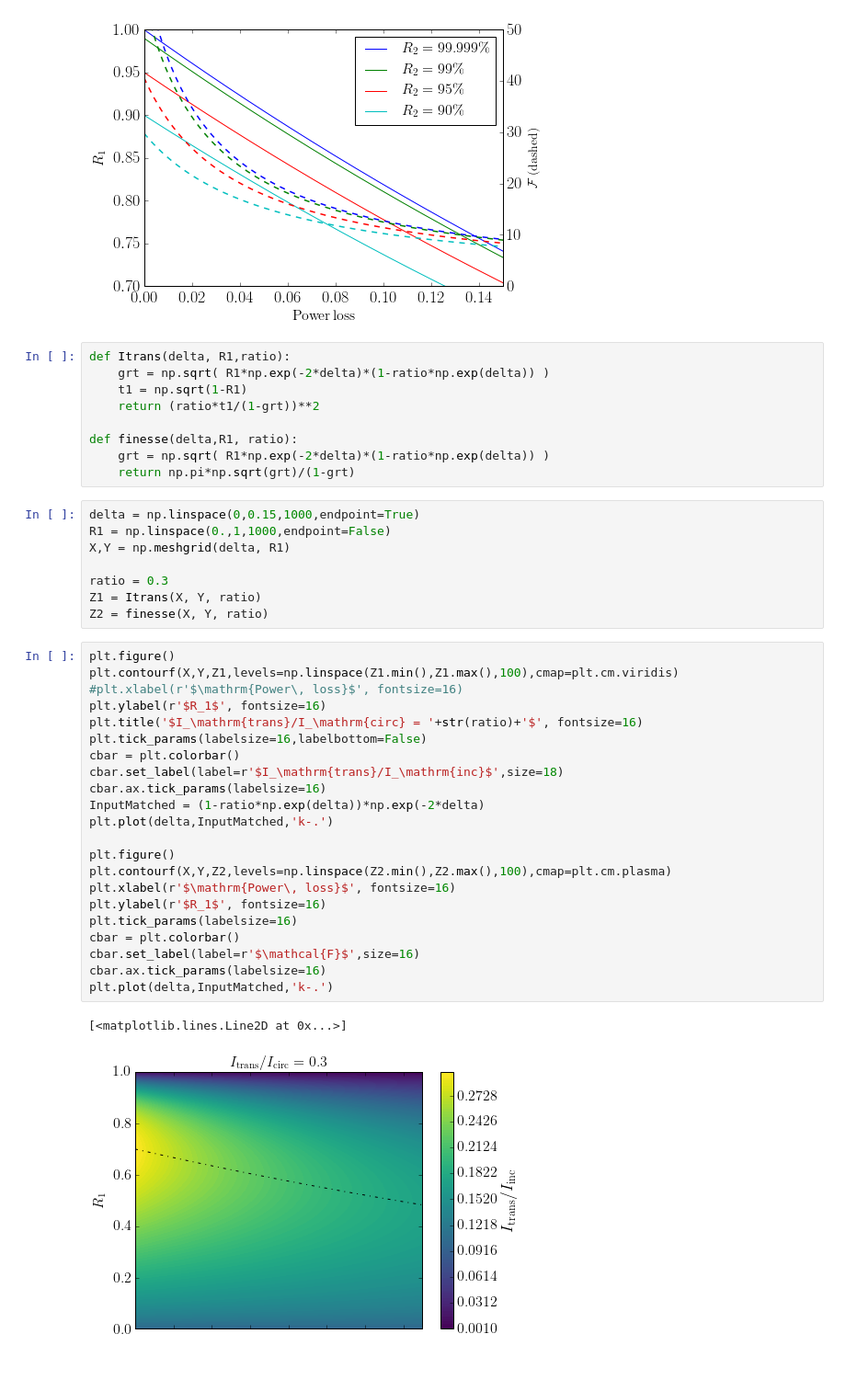
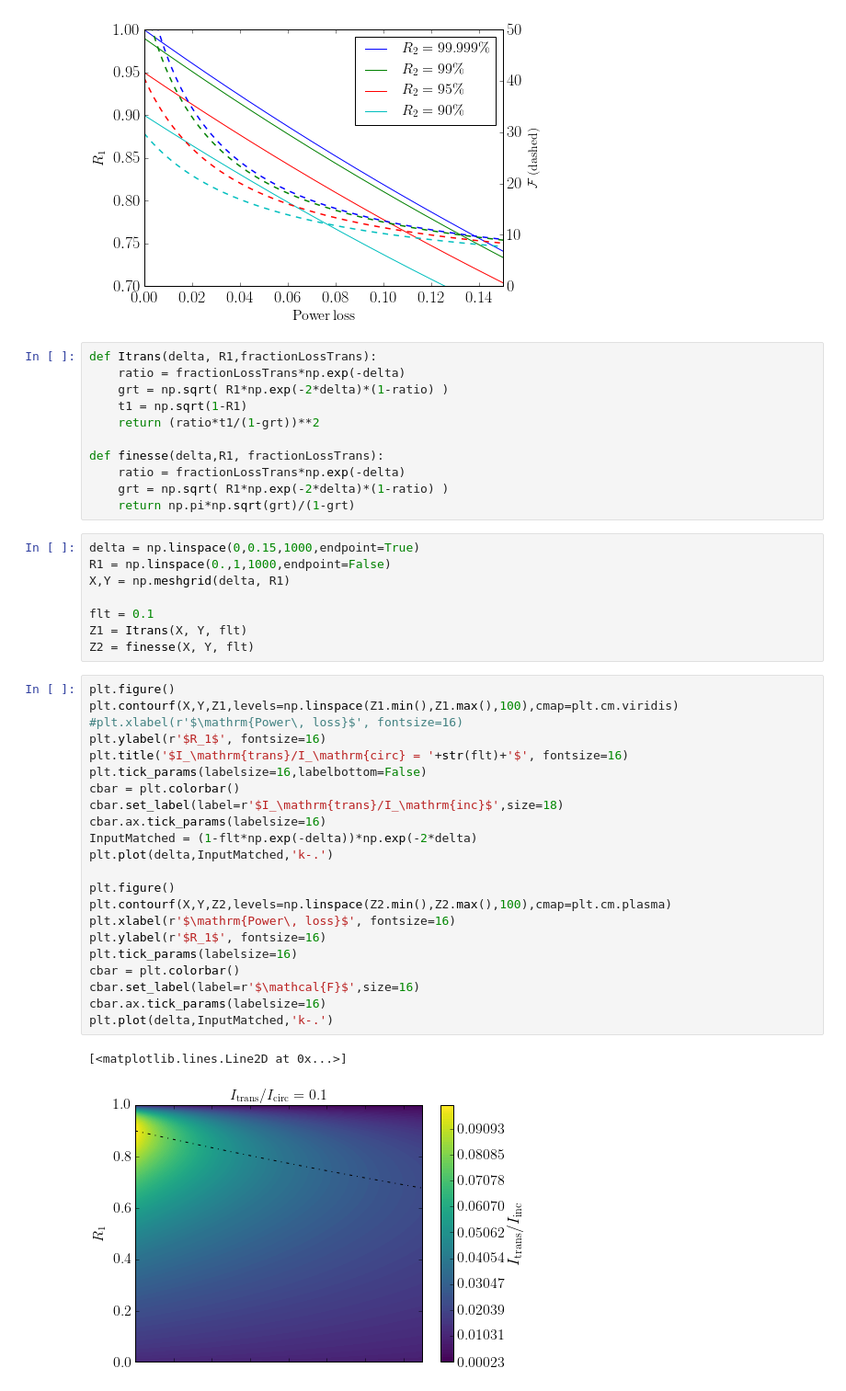
Before and after one commit to sduquemesa/CavityWeizmann, a Jupyter notebook: ramanEIT.ipynb, the cells around one changed output. Shown: that part at 92% size. Saved outputs shown, nothing was run; the diff lists cells and outputs as text.

```diff
--- a/ramanEIT.ipynb
+++ b/ramanEIT.ipynb
@@ -489,44 +489,46 @@ ax2.axis([0,0.15,0,50])
 [0, 0.15, 0, 50]
 [figure]
 # %%
-def Itrans(delta, R1,ratio):
-    grt = np.sqrt( R1*np.exp(-2*delta)*(1-ratio*np.exp(delta)) )
+def Itrans(delta, R1,fractionLossTrans):
+    ratio = fractionLossTrans*np.exp(-delta)
+    grt = np.sqrt( R1*np.exp(-2*delta)*(1-ratio) )
     t1 = np.sqrt(1-R1)
     return (ratio*t1/(1-grt))**2
 
-def finesse(delta,R1, ratio):
-    grt = np.sqrt( R1*np.exp(-2*delta)*(1-ratio*np.exp(delta)) )
+def finesse(delta,R1, fractionLossTrans):
+    ratio = fractionLossTrans*np.exp(-delta)
+    grt = np.sqrt( R1*np.exp(-2*delta)*(1-ratio) )
     return np.pi*np.sqrt(grt)/(1-grt)
 # %%
 delta = np.linspace(0,0.15,1000,endpoint=True)
 R1 = np.linspace(0.,1,1000,endpoint=False)
 X,Y = np.meshgrid(delta, R1)
 
-ratio = 0.3
-Z1 = Itrans(X, Y, ratio)
-Z2 = finesse(X, Y, ratio)
+flt = 0.1
+Z1 = Itrans(X, Y, flt)
+Z2 = finesse(X, Y, flt)
 # %%
 plt.figure()
 plt.contourf(X,Y,Z1,levels=np.linspace(Z1.min(),Z1.max(),100),cmap=plt.cm.viridis)
 #plt.xlabel(r'$\mathrm{Power\, loss}$', fontsize=16)
 plt.ylabel(r'$R_1$', fontsize=16)
-plt.title('$I_\mathrm{trans}/I_\mathrm{circ} = '+str(ratio)+'$', fontsize=16)
+plt.title('$I_\mathrm{trans}/I_\mathrm{circ} = '+str(flt)+'$', fontsize=16)
 plt.tick_params(labelsize=16,labelbottom=False)
 cbar = plt.colorbar()
 cbar.set_label(label=r'$I_\mathrm{trans}/I_\mathrm{inc}$',size=18)
 cbar.ax.tick_params(labelsize=16)
-InputMatched = (1-ratio*np.exp(delta))*np.exp(-2*delta)
+InputMatched = (1-flt*np.exp(-delta))*np.exp(-2*delta)
 plt.plot(delta,InputMatched,'k-.')
 
 plt.figure()
 plt.contourf(X,Y,Z2,levels=np.linspace(Z2.min(),Z2.max(),100),cmap=plt.cm.plasma)
 plt.xlabel(r'$\mathrm{Power\, loss}$', fontsize=16)
 plt.ylabel(r'$R_1$', fontsize=16)
 plt.tick_params(labelsize=16)
 cbar = plt.colorbar()
 cbar.set_label(label=r'$\mathcal{F}$',size=16)
 cbar.ax.tick_params(labelsize=16)
 plt.plot(delta,InputMatched,'k-.')
 # %% [output]
 [<matplotlib.lines.Line2D at 0x...>]
-[figure, old version]
+[figure, new version]
```
Also changed, not shown: parts of 4 cells of this notebook.
